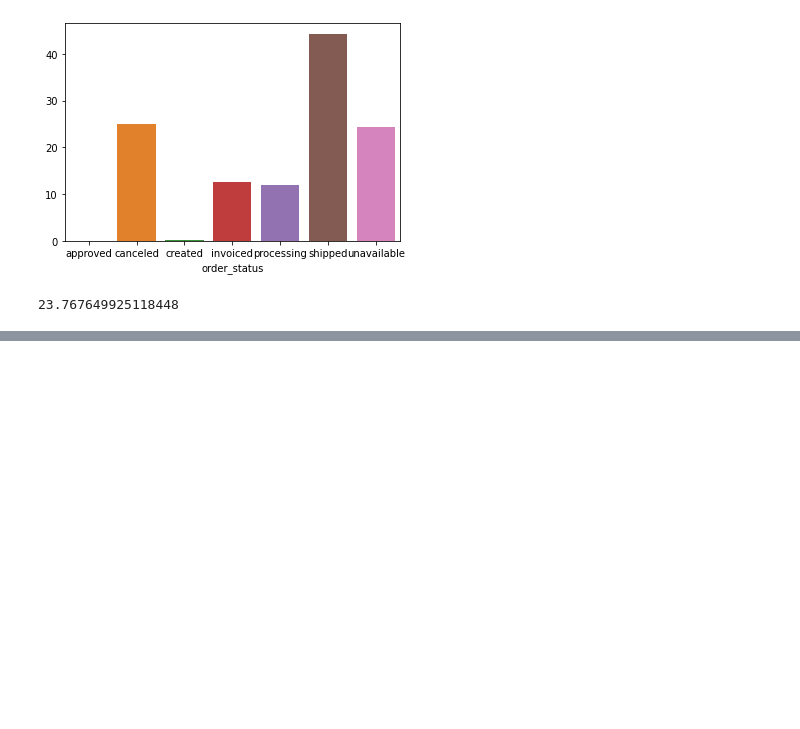
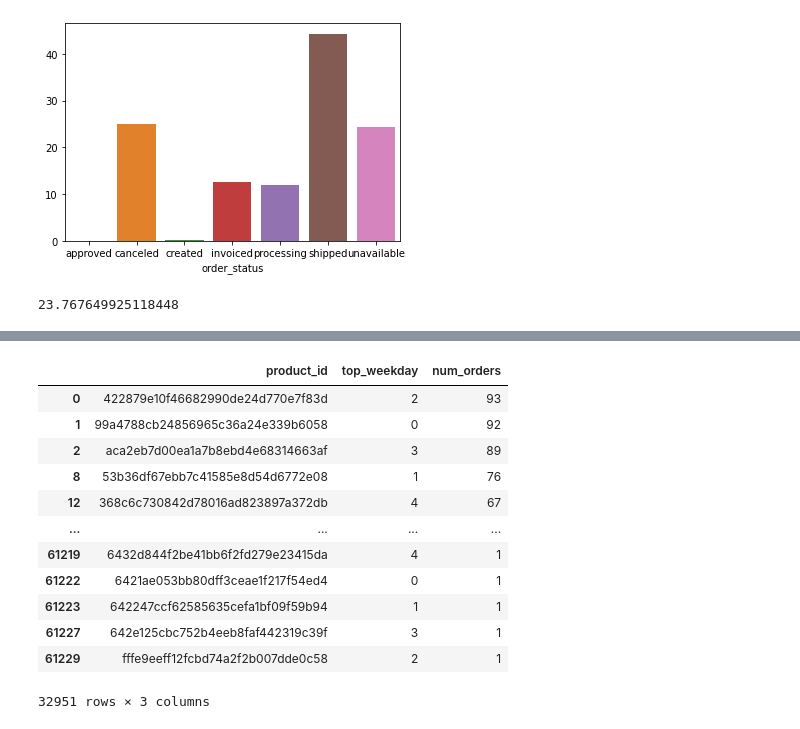
Before and after one commit to y0lk1n/analytics-practice, a Jupyter notebook: project_ecommerce/project_notebook.ipynb, the cells around one changed output, grey strips where cells are left out. Cells and saved outputs as stored; diff of their text form; code cells hidden in the pictures; blank space fills up the shorter version.

```diff
--- a/project_ecommerce/project_notebook.ipynb
+++ b/project_ecommerce/project_notebook.ipynb
@@ -104,0 +125,3 @@ order_items
+# %%
+# По каждому товару определить, в какой день недели товар чаще всего покупается. (7 баллов)
+items_purchase_dates = order_items[['order_id', 'product_id']].merge(orders[['order_id', 'order_purchase_timestamp']], on='order_id', how='left')
@@ -104,0 +147,26 @@ order_items
+# %%
+# В датафрейме ниже приведены самые популярные дни недели для покупки каждого из товаров
+top_weekdays_by_product = items_purchase_dates. \
+    groupby(['product_id', 'weekday']). \
+    agg({'order_purchase_timestamp': 'count'}). \
+    reset_index(). \
+    sort_values(by='order_purchase_timestamp', ascending=False, ignore_index=True). \
+    groupby('product_id').head(1). \
+    rename(columns={'weekday': 'top_weekday',
+                    'order_purchase_timestamp': 'num_orders'}).re
+
+top_weekdays_by_product
+# %% [output]
+|  | product_id | top_weekday | num_orders |
+| 0 | 422879e10f46682990de24d770e7f83d | 2 | 93 |
+| 1 | 99a4788cb24856965c36a24e339b6058 | 0 | 92 |
+| 2 | aca2eb7d00ea1a7b8ebd4e68314663af | 3 | 89 |
+| 8 | 53b36df67ebb7c41585e8d54d6772e08 | 1 | 76 |
+| 12 | 368c6c730842d78016ad823897a372db | 4 | 67 |
+| ... | ... | ... | ... |
+| 61219 | 6432d844f2be41bb6f2fd279e23415da | 4 | 1 |
+| 61222 | 6421ae053bb80dff3ceae1f217f54ed4 | 0 | 1 |
+| 61223 | 642247ccf62585635cefa1bf09f59b94 | 1 | 1 |
+| 61227 | 642e125cbc752b4eeb8faf442319c39f | 3 | 1 |
+| 61229 | fffe9eeff12fcbd74a2f2b007dde0c58 | 2 | 1 |
+32951 rows × 3 columns
```
Also changed, not shown: parts of 11 cells of this notebook.
